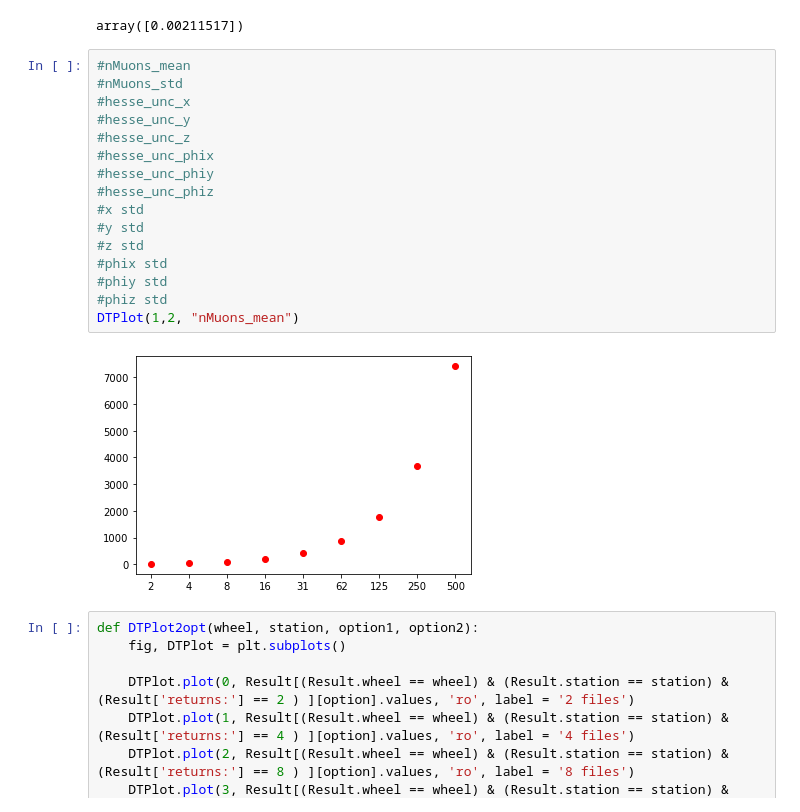
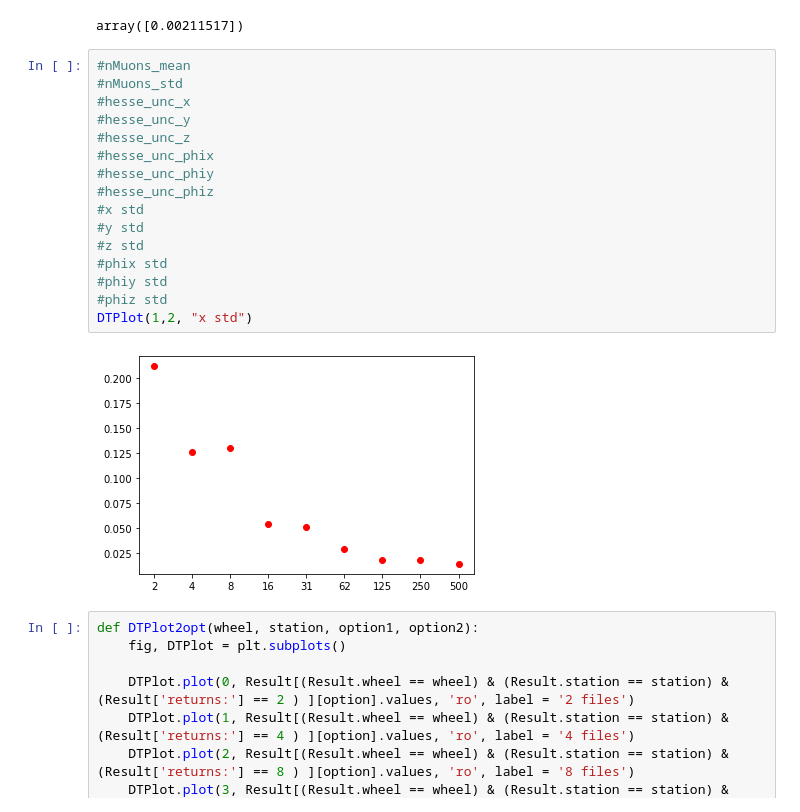
Before and after one commit to rymuelle/cern.cms.uncertainty_study_tools, a Jupyter notebook: dt_uncertainty.ipynb, the cells around one changed output. Cells and saved outputs as stored; diff of their text form.

```diff
--- a/dt_uncertainty.ipynb
+++ b/dt_uncertainty.ipynb
@@ -120,21 +121,21 @@ array([0.00211517])
 # %%
 #nMuons_mean
 #nMuons_std
 #hesse_unc_x
 #hesse_unc_y
 #hesse_unc_z
 #hesse_unc_phix
 #hesse_unc_phiy
 #hesse_unc_phiz
 #x std
 #y std
 #z std
 #phix std
 #phiy std
 #phiz std
-DTPlot(1,2, "nMuons_mean")
+DTPlot(1,2, "x std")
 # %% [output]
-[figure, old version]
+[figure, new version]
 # %%
 def DTPlot2opt(wheel, station, option1, option2):
     fig, DTPlot = plt.subplots()
```
Also changed, not shown: parts of 10 cells of this notebook.
